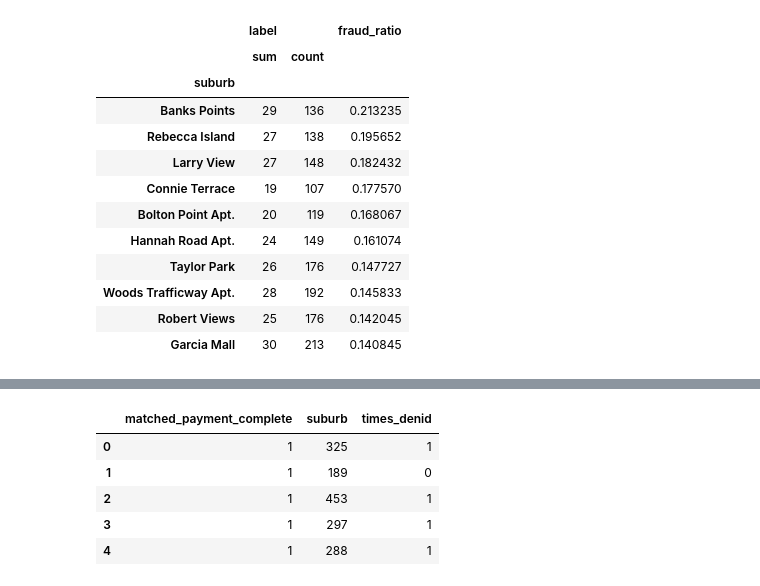
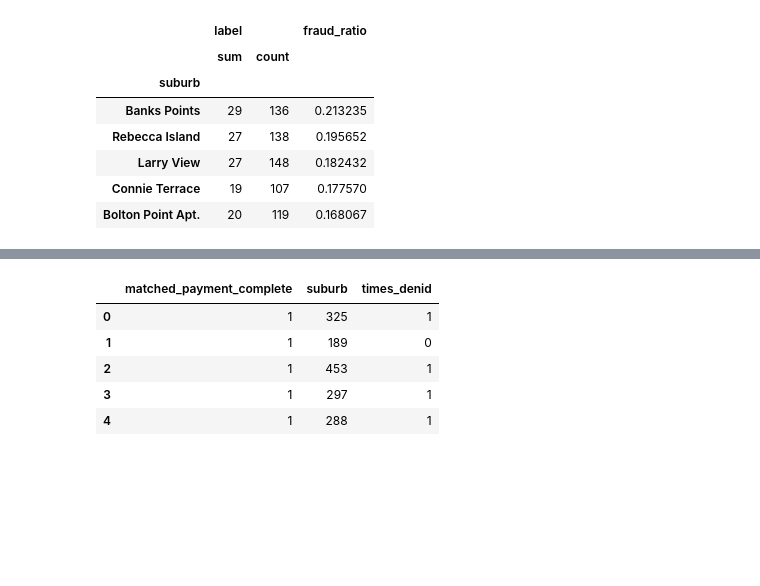
Before and after one commit to jerryUNSW/fraud_detect, a Jupyter notebook: Modeling.ipynb, the cells around one changed output, grey strips where cells are left out. Cells and saved outputs as stored; diff of their text form; code cells hidden in the pictures; blank space fills up the shorter version.

```diff
--- a/Modeling.ipynb
+++ b/Modeling.ipynb
@@ -49,19 +38,14 @@ final[final.customer_id =="9bae09"]
 # %%
 by_suburb = final[['suburb','label']].groupby("suburb").agg(['sum','count'])
 by_suburb['fraud_ratio'] = by_suburb["label","sum"] / by_suburb["label","count"]
 by_suburb = by_suburb.sort_values(by ='fraud_ratio' ,ascending = False)
-by_suburb.head(10)
+by_suburb.head(5)
 # %% [output]
 |  | label |  | fraud_ratio |
 |  | sum | count |  |
 | suburb |  |  |  |
 | Banks Points | 29 | 136 | 0.213235 |
 | Rebecca Island | 27 | 138 | 0.195652 |
 | Larry View | 27 | 148 | 0.182432 |
 | Connie Terrace | 19 | 107 | 0.177570 |
 | Bolton Point Apt. | 20 | 119 | 0.168067 |
-| Hannah Road Apt. | 24 | 149 | 0.161074 |
-| Taylor Park | 26 | 176 | 0.147727 |
-| Woods Trafficway Apt. | 28 | 192 | 0.145833 |
-| Robert Views | 25 | 176 | 0.142045 |
-| Garcia Mall | 30 | 213 | 0.140845 |
```
Also changed, not shown: parts of 27 cells of this notebook, 10 other files.
